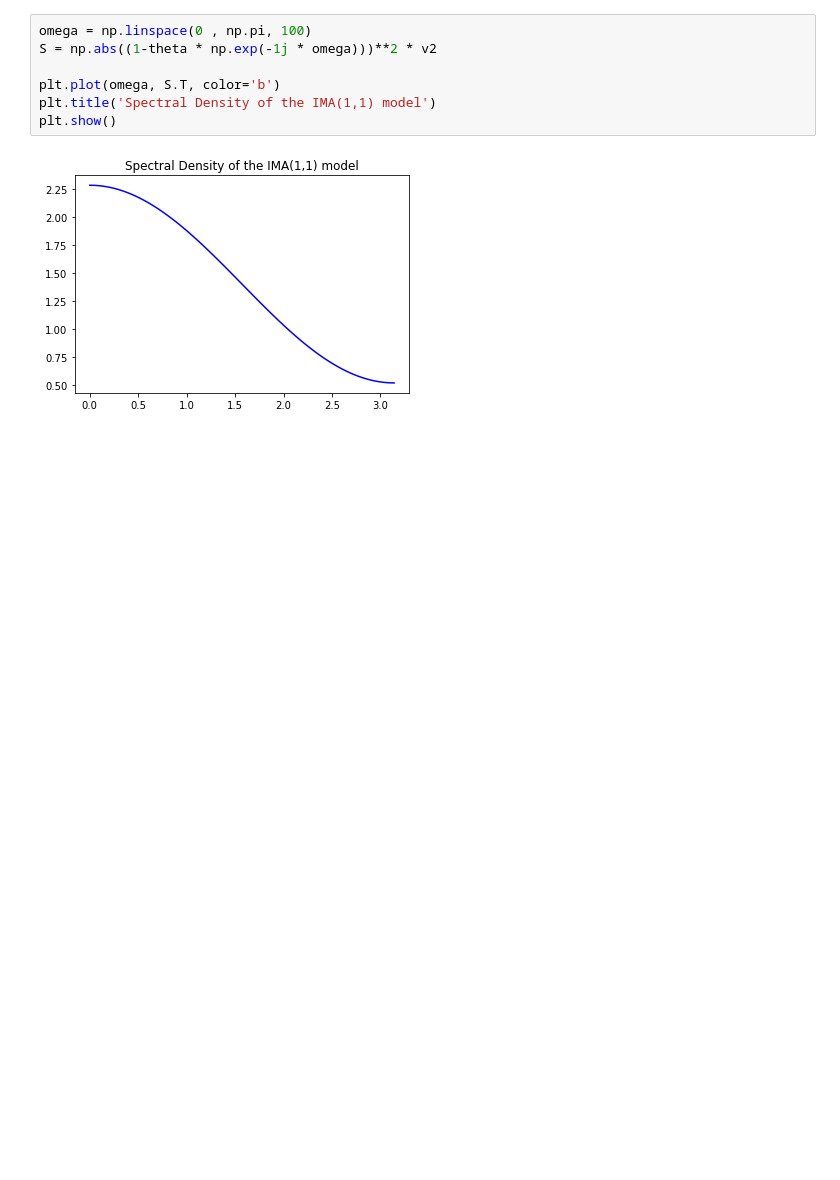
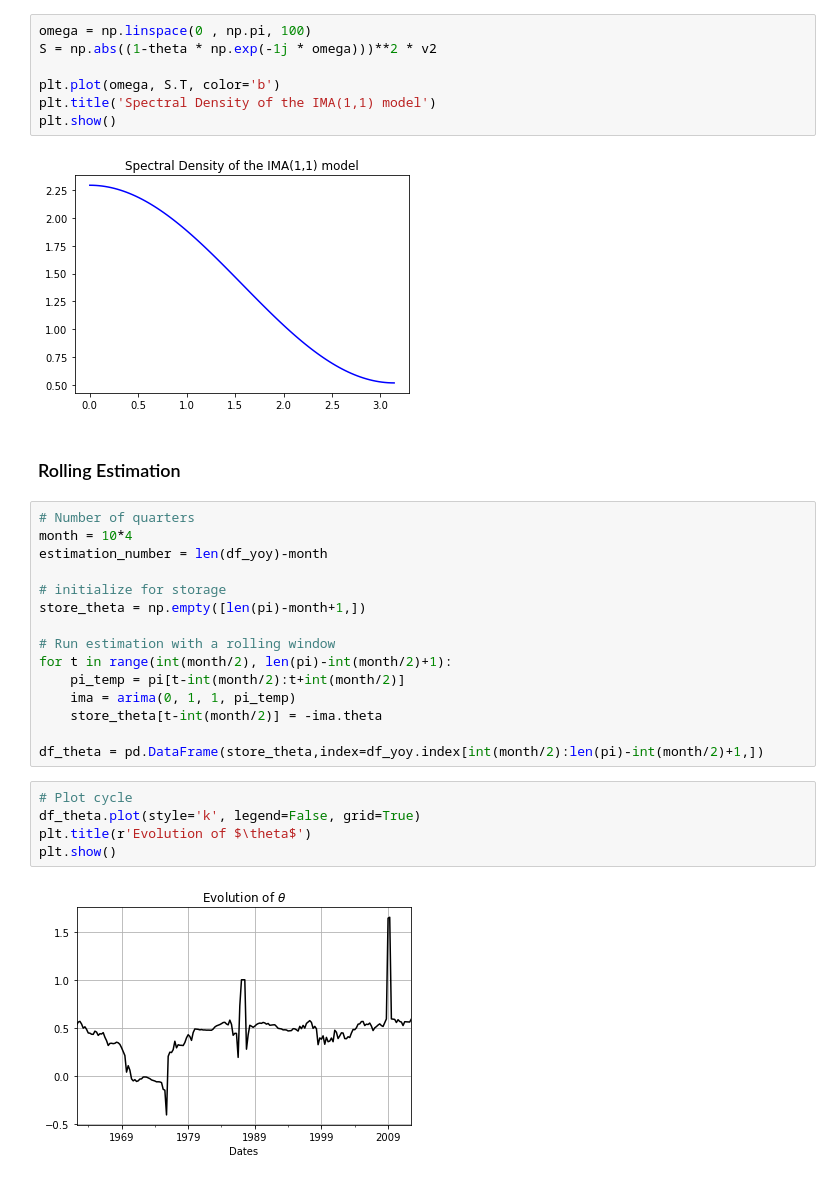
Before and after one commit to TomHase/misc_code, a Jupyter notebook: arima/inflation_arima.ipynb, the cells around one changed output. Cells and saved outputs as stored; diff of their text form; blank space fills up the shorter version.

```diff
--- a/arima/inflation_arima.ipynb
+++ b/arima/inflation_arima.ipynb
@@ -123,3 +89,27 @@ plt.title('Spectral Density of the IMA(1,1) model')
 plt.show()
 # %% [output]
 [figure]
+# %% [markdown]
+### Rolling Estimation
+# %%
+# Number of quarters
+month = 10*4
+estimation_number = len(df_yoy)-month
+
+# initialize for storage
+store_theta = np.empty([len(pi)-month+1,])
+
+# Run estimation with a rolling window
+for t in range(int(month/2), len(pi)-int(month/2)+1):
+    pi_temp = pi[t-int(month/2):t+int(month/2)]
+    ima = arima(0, 1, 1, pi_temp)
+    store_theta[t-int(month/2)] = -ima.theta
+
+df_theta = pd.DataFrame(store_theta,index=df_yoy.index[int(month/2):len(pi)-int(month/2)+1,])
+# %%
+# Plot cycle
+df_theta.plot(style='k', legend=False, grid=True)
+plt.title(r'Evolution of $\theta$')
+plt.show()
+# %% [output]
+[figure, added]
```
Also changed, not shown: parts of 6 cells of this notebook.
